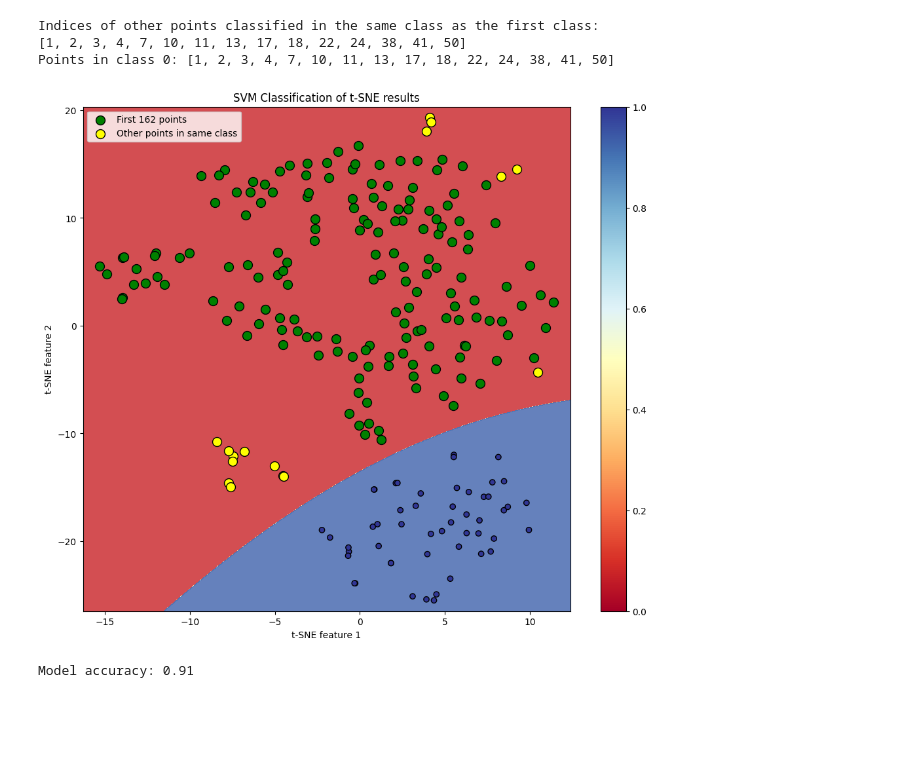
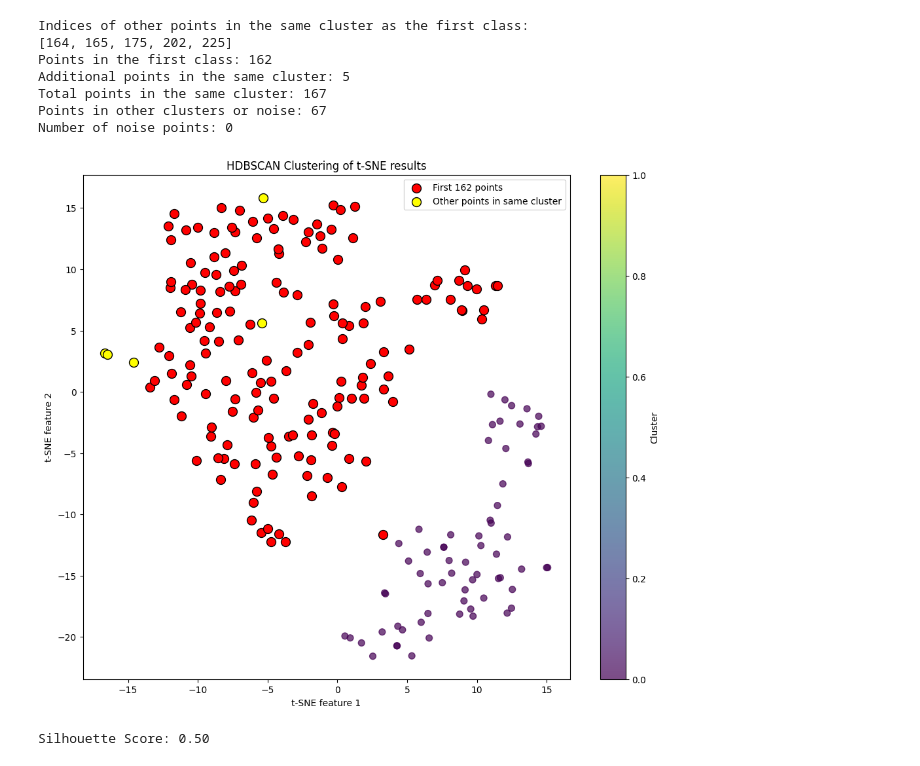
Before and after one commit to Kudo510/cnos, a Jupyter notebook: cnos_clustering_analysis.ipynb, the cells around one changed output. Cells and saved outputs as stored; diff of their text form; code cells hidden in the pictures; blank space fills up the shorter version.

```diff
--- a/cnos_clustering_analysis.ipynb
+++ b/cnos_clustering_analysis.ipynb
@@ -28,7 +28,7 @@ logging.basicConfig(level=logging.INFO, format='[%(asctime)s] [%(levelname)s] %(
 log = logging.getLogger(__name__)
 # %%
 dataset = "icbin"
-rgb_path = "datasets/bop23_challenge/datasets/icbin/test/000001/rgb/000014.png" # f"datasets/bop23_challenge/datasets/{dataset}/test/000048/rgb/000001.png"
+rgb_path = "datasets/bop23_challenge/datasets/icbin/test/000001/rgb/000012.png" # f"datasets/bop23_challenge/datasets/{dataset}/test/000048/rgb/000001.png"
 obj_id = 1
 device = torch.device("cuda" if torch.cuda.is_available() else "cpu")
 # %%
@@ -108,5 +108,5 @@ rgb
 # %%
-input_features = torch.cat((syn_ref_features[:162], crop_features), dim=0) # (num_samples, 1024)
+input_features = torch.cat((syn_ref_features, crop_features), dim=0) # (num_samples, 1024)
 # %%
 log.info(input_features.shape)
 
@@ -122,8 +151,12 @@ log.info("Done")
 # %%
-other_same_class, accuracy = analyze_tsne_with_svm(tsne_results=tsne_results, n_samples_first_class=162, total_samples=input_features.shape[0])
+other_same_class, accuracy = analyze_tsne_with_hdbscan(tsne_results=tsne_results, n_samples_first_class=162, total_samples=input_features.shape[0])
 # %% [output]
-Indices of other points classified in the same class as the first class:
-[1, 2, 3, 4, 7, 10, 11, 13, 17, 18, 22, 24, 38, 41, 50]
-Points in class 0: [1, 2, 3, 4, 7, 10, 11, 13, 17, 18, 22, 24, 38, 41, 50]
+Indices of other points in the same cluster as the first class:
+[164, 165, 175, 202, 225]
+Points in the first class: 162
+Additional points in the same cluster: 5
+Total points in the same cluster: 167
+Points in other clusters or noise: 67
+Number of noise points: 0
-[figure, old version]
+[figure, new version]
-Model accuracy: 0.91
+Silhouette Score: 0.50
```
Also changed, not shown: parts of 5 cells of this notebook, 15 other files.
